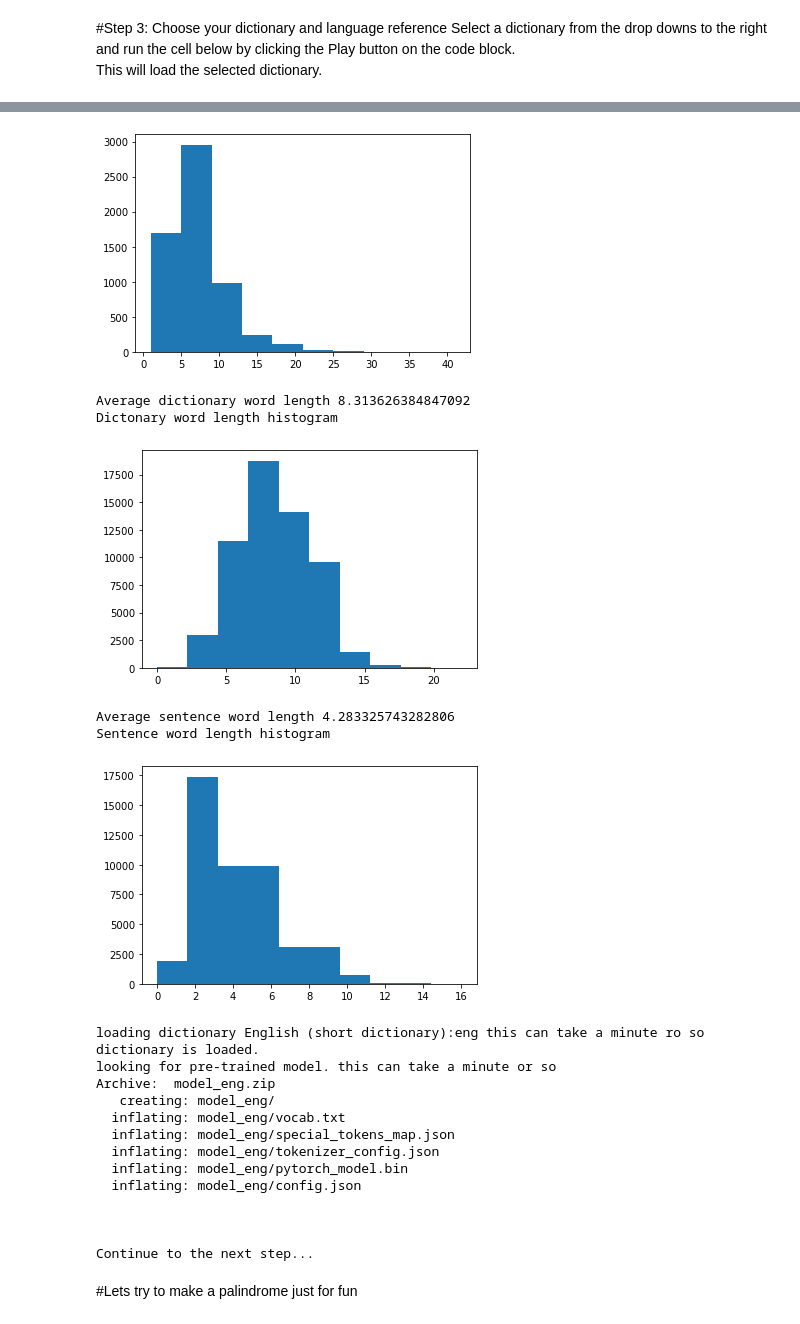
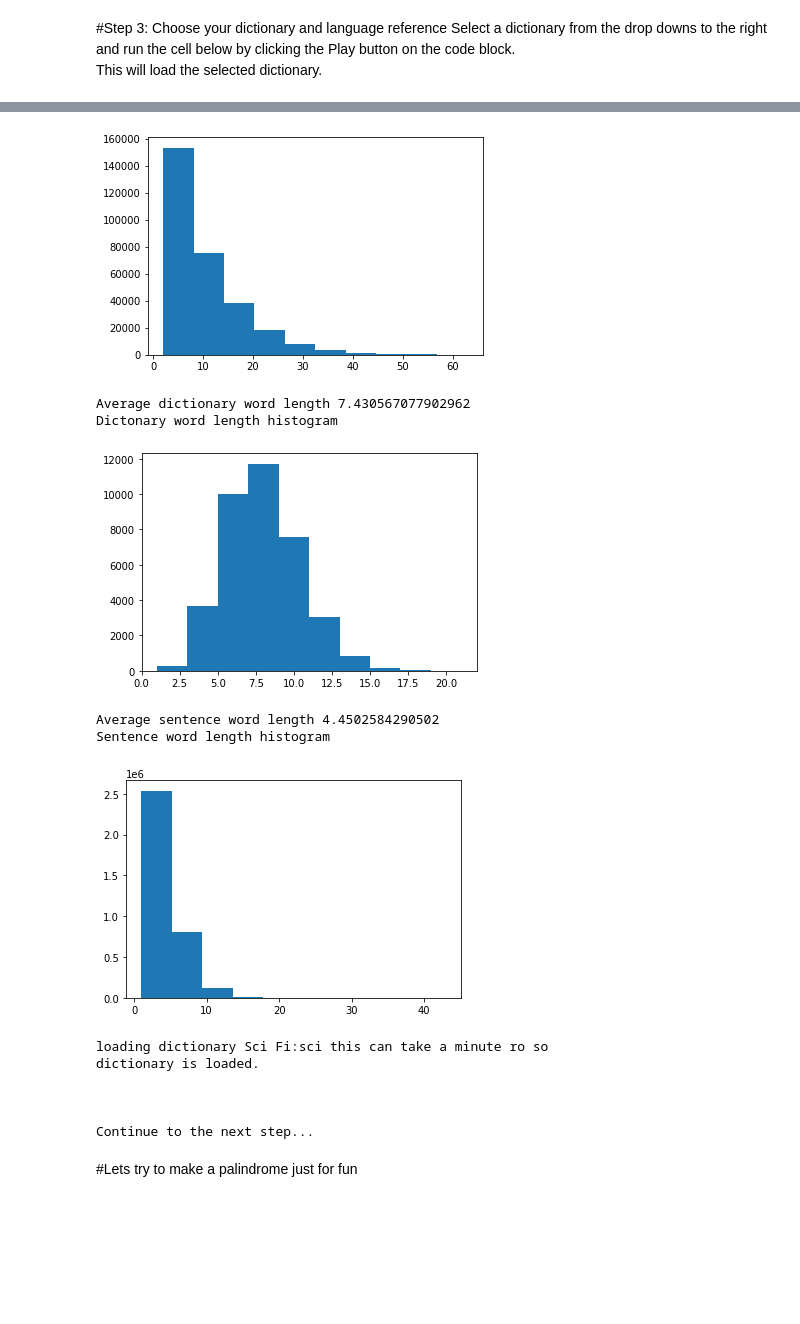
Before and after one commit to DrorNeumeier/MyPalindromeMaker, a Jupyter notebook: Drors_Palindromes_Maker.ipynb, the cells around one changed output, grey strips where cells are left out. Saved outputs shown, nothing was run; the diff lists cells and outputs as text; code cells hidden in the pictures; blank space fills up the shorter version.

```diff
--- a/Drors_Palindromes_Maker.ipynb
+++ b/Drors_Palindromes_Maker.ipynb
@@ -406,7 +406,7 @@ except:
 assert steps_compleated >= 1, "Please go back and execute the steps in order from Step 1"
 assert steps_compleated >= 2, "Please go back and execute the steps in order from Step 2"
 
-dictionaryName = 'English (short dictionary):eng' #@param ["English (short dictionary):eng", "English (scrabble dictionary):eng2", "King James:kjv", "Sci Fi:sci", "Shakespeare:sks", "Wikipedia:wiki", "Jewish Bible:jps"]
+dictionaryName = 'Sci Fi:sci' #@param ["English (short dictionary):eng", "English (crossword dictionary):eng2", "English (scrabble dictionary):eng3", "King James:kjv", "Sci Fi:sci", "Shakespeare:sks", "Wikipedia:wiki", "Jewish Bible:jps"]
 dictionaryPrefix = dictionaryName.split(":")[1]
 
 words, backwardWords = loadWords("MyPalindromeMaker/dictionaries/%s_words.txt" % dictionaryPrefix)
@@ -445,21 +445,13 @@ Average sentence length 6.65615141955836
 Sentence length histogram
-[figure, old version]
+[figure, new version]
-Average dictionary word length 8.313626384847092
+Average dictionary word length 7.430567077902962
 Dictonary word length histogram
-[figure, old version]
+[figure, new version]
-Average sentence word length 4.283325743282806
+Average sentence word length 4.4502584290502
 Sentence word length histogram
-[figure, old version]
+[figure, new version]
-loading dictionary English (short dictionary):eng this can take a minute ro so
+loading dictionary Sci Fi:sci this can take a minute ro so
 dictionary is loaded.
-looking for pre-trained model. this can take a minute or so
-Archive:  model_eng.zip
-   creating: model_eng/
-  inflating: model_eng/vocab.txt
-  inflating: model_eng/special_tokens_map.json
-  inflating: model_eng/tokenizer_config.json
-  inflating: model_eng/pytorch_model.bin
-  inflating: model_eng/config.json
 
 
 
```
Also changed, not shown: parts of 6 cells of this notebook.
